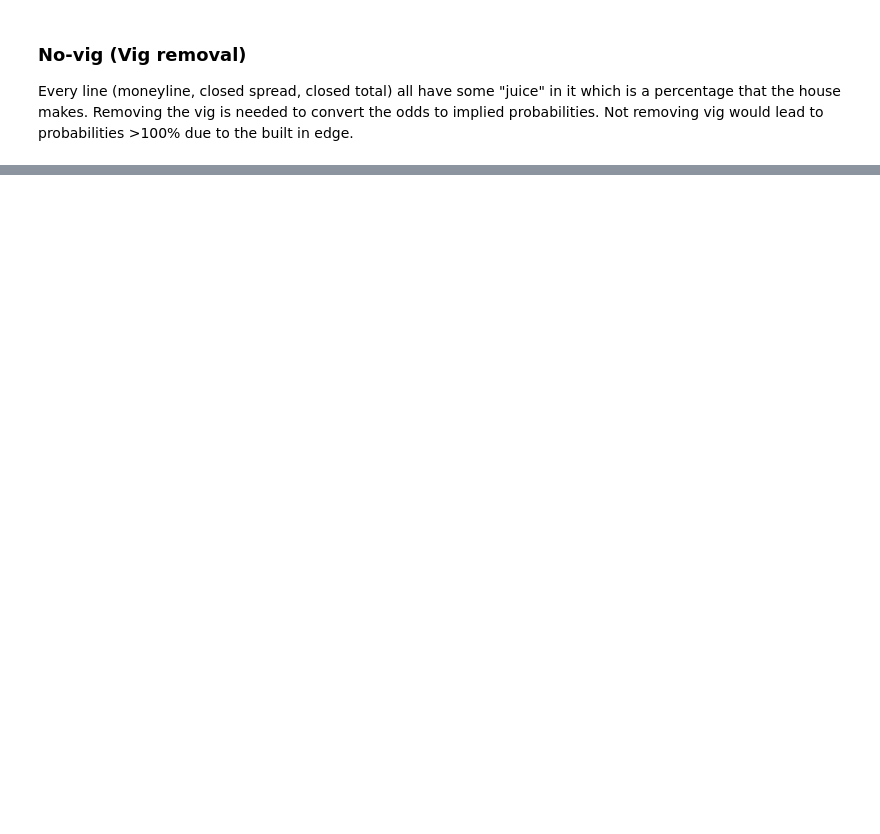
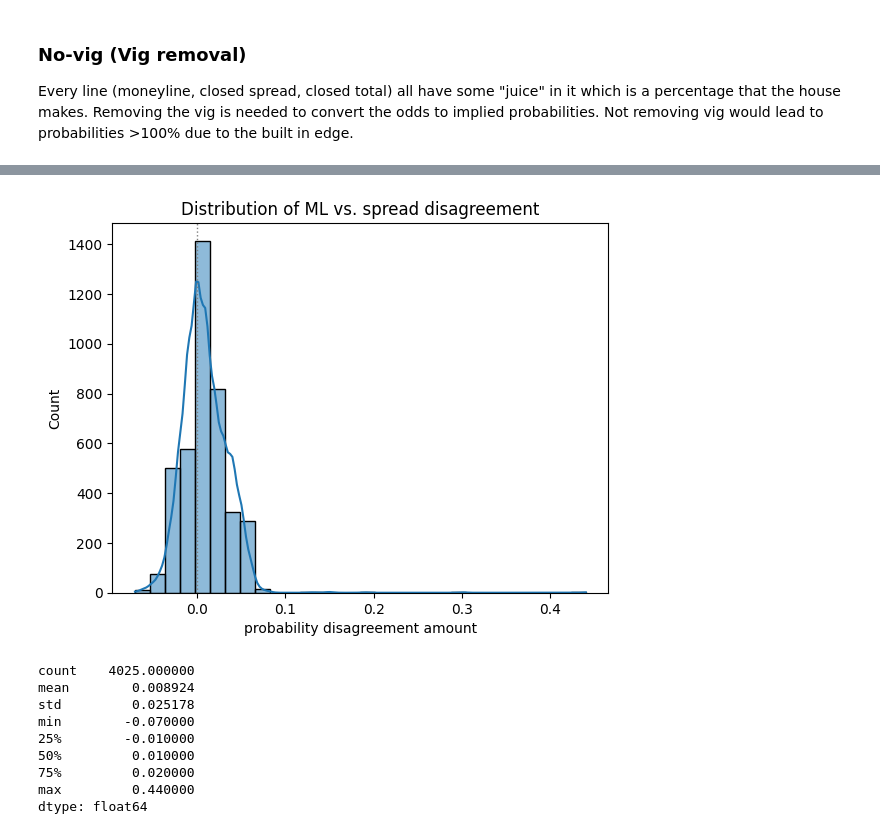
Before and after one commit to Jasopayaso/odds-analysis, a Jupyter notebook: analysis/conversions.ipynb, the cells around one changed output, grey strips where cells are left out. Saved outputs shown, nothing was run; the diff lists cells and outputs as text; code cells hidden in the pictures; blank space fills up the shorter version.

```diff
--- a/analysis/conversions.ipynb
+++ b/analysis/conversions.ipynb
@@ -124,0 +137,9 @@ raw_data.head()
+# %%
+import statsmodels.api as sm
+
+#comparing difference between moneyline prob and spread prob
+home_prob_diff = pd.Series(raw_data['home_ml_prob'] - raw_data['home_spread_prob'])
+
+disagreement = sm.add_constant(home_prob_diff)
+dis_model = sm.Logit(raw_data["home_win"], disagreement).fit()
+print(dis_model.summary())
@@ -124,0 +169,23 @@ raw_data.head()
+# %%
+import seaborn as sns
+import matplotlib.pyplot as plt
+
+sns.histplot(home_prob_diff, bins=30, kde=True)
+plt.axvline(0, color="gray", linestyle=":", linewidth=1)
+plt.xlabel("probability disagreement amount")
+plt.title("Distribution of ML vs. spread disagreement")
+plt.savefig("home_prob_diff_hist.png", dpi=150)
+plt.show()
+
+home_prob_diff.describe()
+# %% [output]
+[figure, added]
+count    4025.000000
+mean        0.008924
+std         0.025178
+min        -0.070000
+25%        -0.010000
+50%         0.010000
+75%         0.020000
+max         0.440000
+dtype: float64
```
Also changed, not shown: parts of 4 cells of this notebook.
